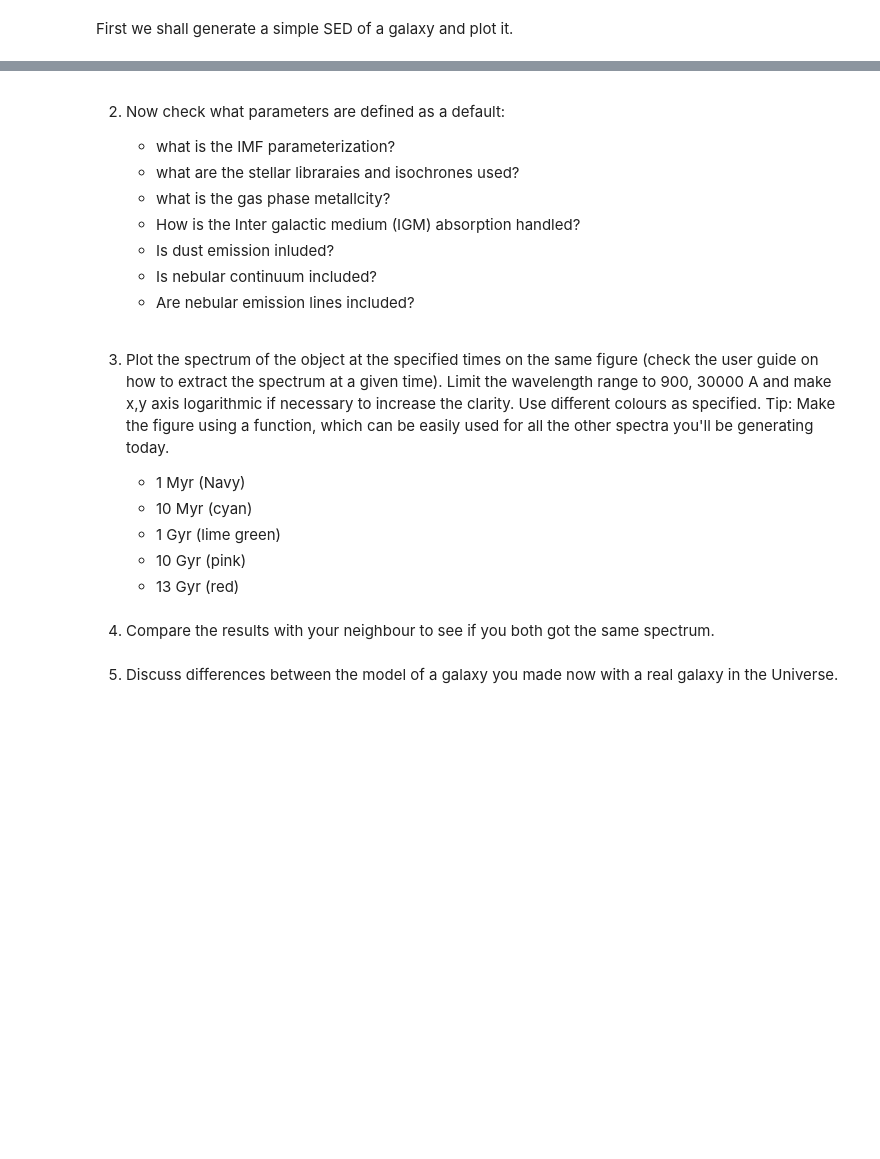
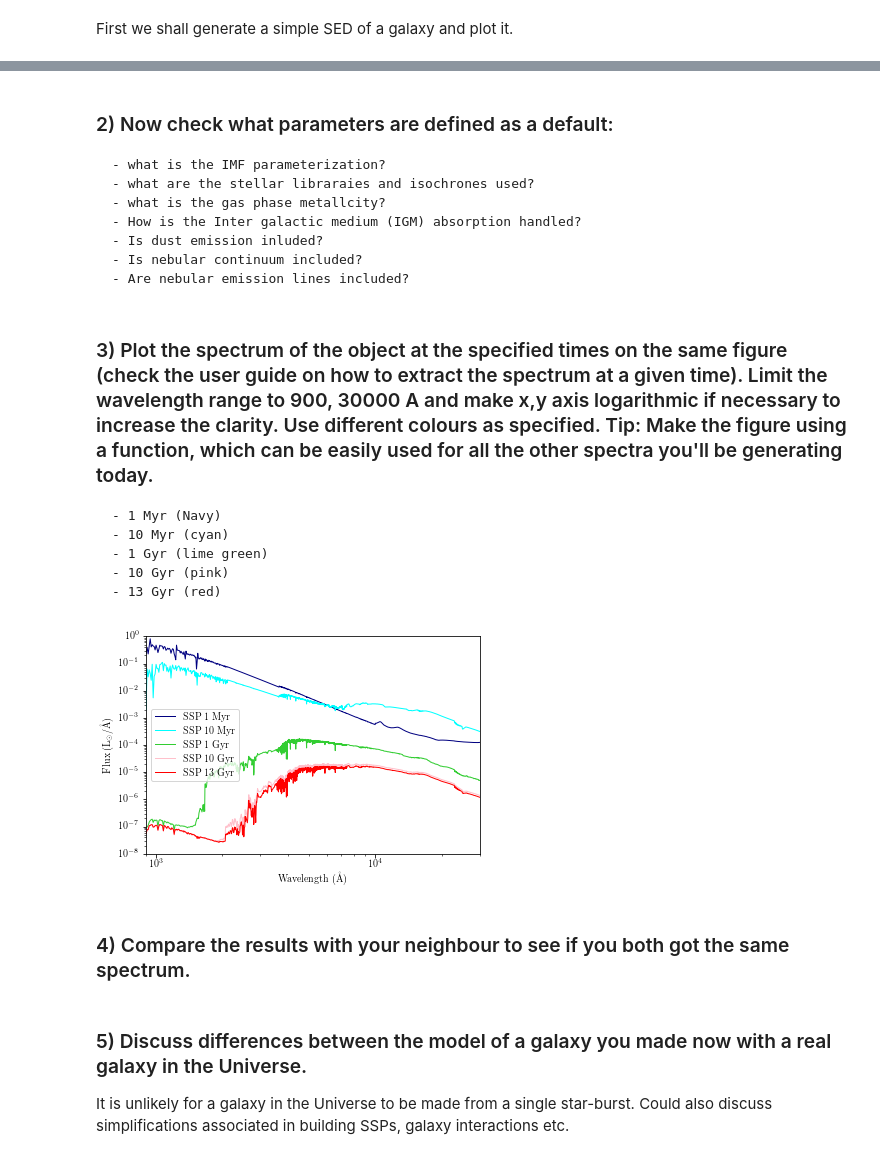
Before and after one commit to themiyan/AstroTwinCoLo2018, a Jupyter notebook: codes/3_FSPS_exercise.ipynb, the cells around one changed output, grey strips where cells are left out. Saved outputs shown, nothing was run; the diff lists cells and outputs as text; code cells hidden in the pictures; blank space fills up the shorter version.

```diff
--- a/codes/3_FSPS_exercise.ipynb
+++ b/codes/3_FSPS_exercise.ipynb
@@ -10,3 +6,16 @@ import matplotlib.pyplot as plt
+# %%
+%matplotlib inline
+import fsps
+import matplotlib as mp
+import matplotlib.pyplot as plt
+import numpy as np
+
+from __future__ import unicode_literals
+mp.rcParams['text.usetex']=True
+mp.rcParams['text.latex.unicode']=True
+mp.rc('text', usetex=True)
+plt.rc('text', usetex=True)
+plt.rc('font', family='serif')
 # %% [markdown]
 First we shall generate a simple SED of a galaxy and plot it.
 # %%
@@ -20,7 +29,7 @@ sp = fsps.StellarPopulation(zcontinuous=1, sfh=0, logzsol=0.0, dust_type=2, dust
     - `dust_type=2`-->
     - `dust2=0.2` -->
 # %% [markdown]
-2) Now check what parameters are defined as a default:
+### 2) Now check what parameters are defined as a default:
 
     - what is the IMF parameterization?
     - what are the stellar libraraies and isochrones used?
@@ -30,7 +39,7 @@ sp = fsps.StellarPopulation(zcontinuous=1, sfh=0, logzsol=0.0, dust_type=2, dust
     - Is nebular continuum included?
     - Are nebular emission lines included?
 # %% [markdown]
-3)  Plot the spectrum of the object at the specified times on the same figure (check the user guide on how to extract the spectrum at a given time). Limit the wavelength range to 900, 30000 A and make x,y axis logarithmic if necessary to increase the clarity. Use different colours as specified. Tip: Make the figure using a function, which can be easily used for all the other spectra you'll be generating today.
+### 3)  Plot the spectrum of the object at the specified times on the same figure (check the user guide on how to extract the spectrum at a given time). Limit the wavelength range to 900, 30000 A and make x,y axis logarithmic if necessary to increase the clarity. Use different colours as specified. Tip: Make the figure using a function, which can be easily used for all the other spectra you'll be generating today.
 
 
 
@@ -42,5 +82,27 @@ sp = fsps.StellarPopulation(zcontinuous=1, sfh=0, logzsol=0.0, dust_type=2, dust
+# %%
+model_3 = fsps.StellarPopulation(zcontinuous=1, sfh=0, logzsol=0.0, dust_type=2, dust2=0.2)
+# %%
+wave=[]; spec=[]
+
+times=[1e-3,1e-2,1,10,13]
+colours=['navy', 'cyan', 'limegreen', 'pink', 'red']
+labels=['SSP 1 Myr', 'SSP 10 Myr', 'SSP 1 Gyr', 'SSP 10 Gyr', 'SSP 13 Gyr']
+
+for time in times:
+
+    w, s = model_3.get_spectrum(tage=time, peraa=True)
+    wave.append(w)
+    spec.append(s)
+# %%
+fig = plot_spectra(wave, spec,colours, labels, ylim=[1e-8,1])
+plt.savefig('3_FSPS_q3.pdf')
+# %% [output]
+[figure, added]
 # %% [markdown]
-4)  Compare the results with your neighbour to see if you both got the same spectrum.
+### 4)  Compare the results with your neighbour to see if you both got the same spectrum.
 # %% [markdown]
-5) Discuss differences between the model of a galaxy you made now with a real galaxy in the Universe.
+### 5) Discuss differences between the model of a galaxy you made now with a real galaxy in the Universe.
+
+It is unlikely for a galaxy in the Universe to be made from a single star-burst.
+Could also discuss simplifications associated in building SSPs, galaxy interactions etc.
 # %% [markdown]
```
Also changed, not shown: parts of 23 cells of this notebook, 35 other files.
